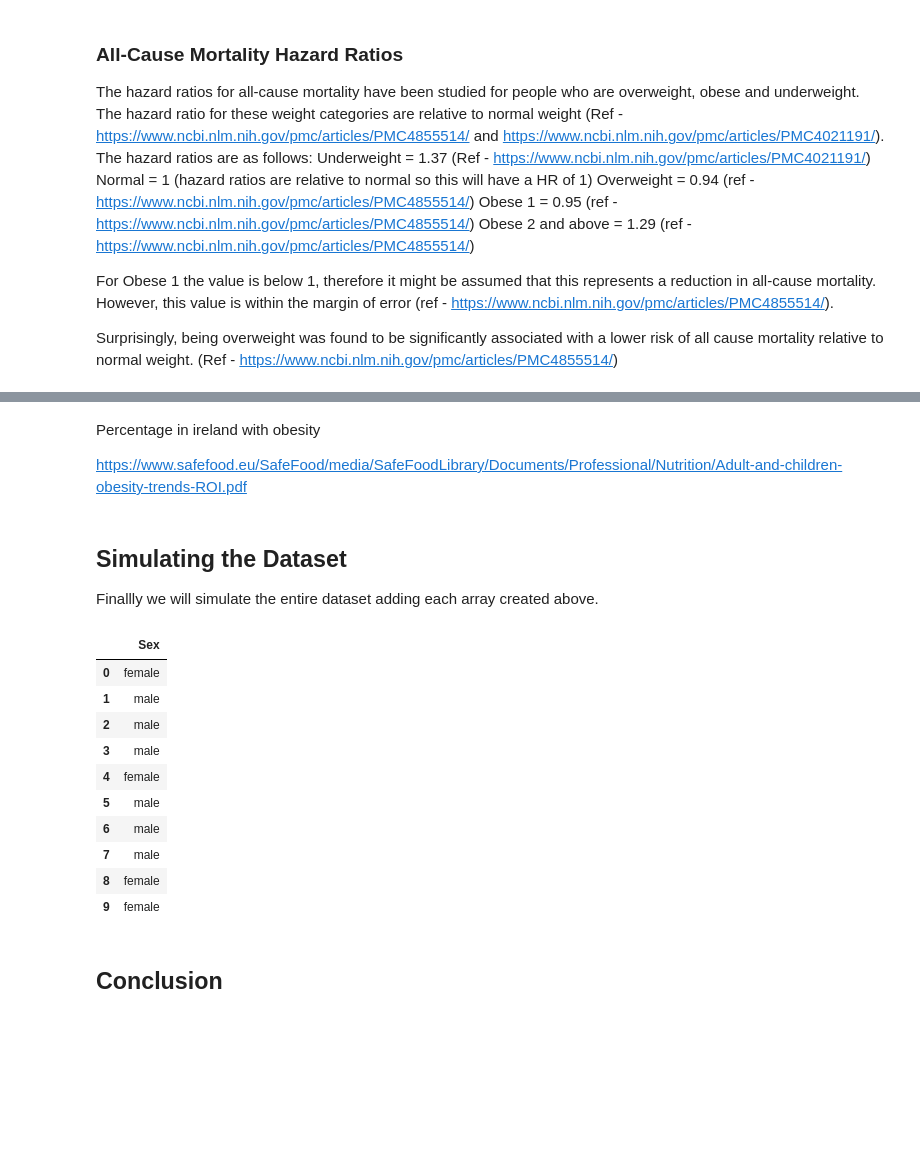
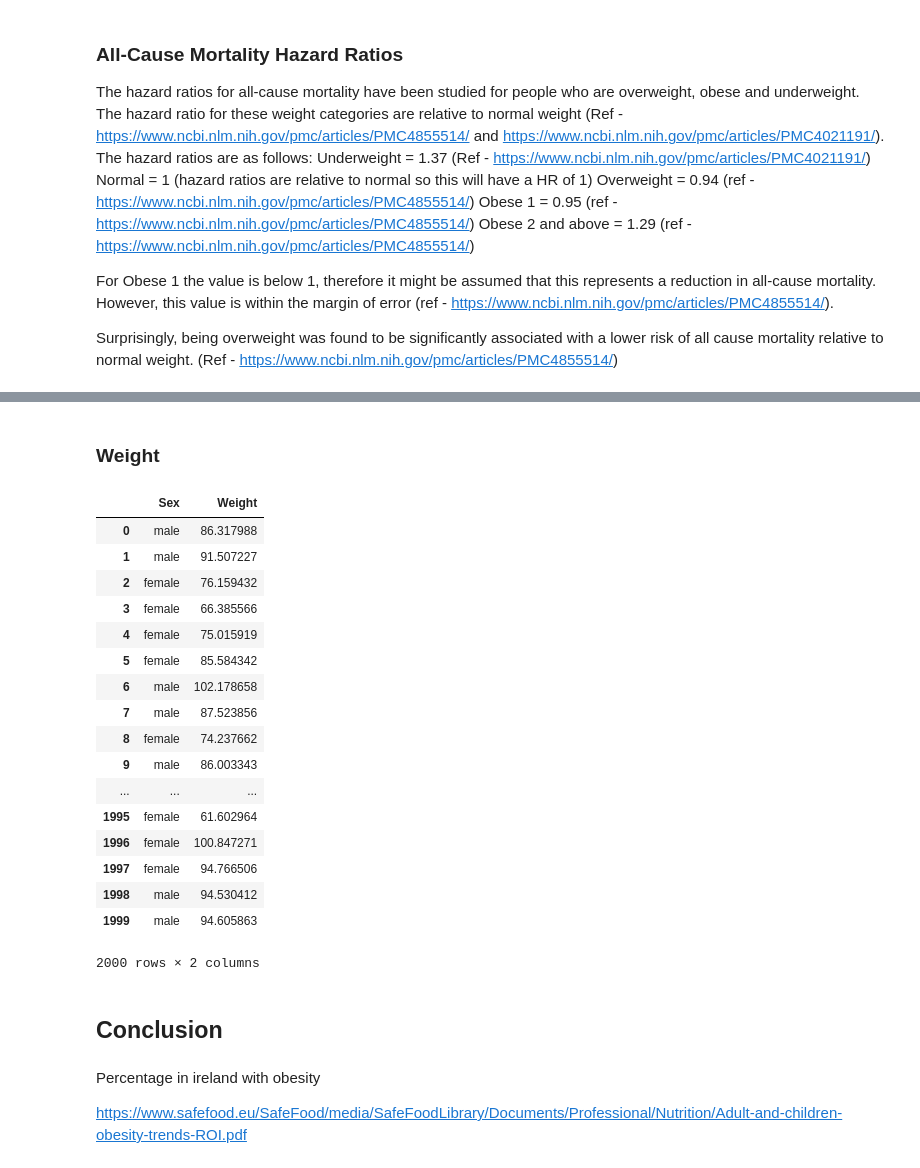
Before and after one commit to declanbarr/simulated-dataset, a Jupyter notebook: simulated-dataset.ipynb, the cells around one changed output, grey strips where cells are left out. Drawn from its saved outputs; the diff is of its cells as text; code cells hidden in the pictures; blank space fills up the shorter version.

```diff
--- a/simulated-dataset.ipynb
+++ b/simulated-dataset.ipynb
@@ -385,28 +404,51 @@ HRArray
+# %% [markdown]
+### Weight
+# %%
+# Adapted from https://stackoverflow.com/questions/46113078/pandas-add-value-at-specific-iloc-into-new-dataframe-column
+# and https://stackoverflow.com/questions/46113078/pandas-add-value-at-specific-iloc-into-new-dataframe-column
+
+# Creating a male subset
+maledf = simdf.loc[simdf['Sex'] == 'male']
+
+# Creating a female subset
+femaledf = simdf.loc[simdf['Sex'] == 'female']
+
+# Creating an index from the male subset
+maleRowIndex = maledf.index
+
+# Creating an index from the female subset
+femaleRowIndex = femaledf.index
+
+
+# Adding male wieghts to male rows
+simdf['Weight'].loc[simdf['Sex'] == 'male'] = pd.Series(maleWeightSkewedDist, index=maleRowIndex)
+
+# Adding female wieghts to male rows
+simdf['Weight'].loc[simdf['Sex'] == 'female'] = pd.Series(femaleWeightSkewedDist, index=femaleRowIndex)
+
+simdf
+# %% [output]
+|  | Sex | Weight |
+| 0 | male | 86.317988 |
+| 1 | male | 91.507227 |
+| 2 | female | 76.159432 |
+| 3 | female | 66.385566 |
+| 4 | female | 75.015919 |
+| 5 | female | 85.584342 |
+| 6 | male | 102.178658 |
+| 7 | male | 87.523856 |
+| 8 | female | 74.237662 |
+| 9 | male | 86.003343 |
+| ... | ... | ... |
+| 1995 | female | 61.602964 |
+| 1996 | female | 100.847271 |
+| 1997 | female | 94.766506 |
+| 1998 | male | 94.530412 |
+| 1999 | male | 94.605863 |
+2000 rows × 2 columns
+# %% [markdown]
+## Conclusion
 # %% [markdown]
 Percentage in ireland with obesity
 
 https://www.safefood.eu/SafeFood/media/SafeFoodLibrary/Documents/Professional/Nutrition/Adult-and-children-obesity-trends-ROI.pdf
-# %% [markdown]
-## Simulating the Dataset
-
-Finallly we will simulate the entire dataset adding each array created above.
-# %%
-# Creating the DataFrame and adding the Sex column with data from the sexArray
-
-simdf = pd.DataFrame({"Sex": sexArray})
-
-simdf.head(10)
-# %% [output]
-|  | Sex |
-| 0 | female |
-| 1 | male |
-| 2 | male |
-| 3 | male |
-| 4 | female |
-| 5 | male |
-| 6 | male |
-| 7 | male |
-| 8 | female |
-| 9 | female |
-# %% [markdown]
-## Conclusion
```
Also changed, not shown: parts of 12 cells of this notebook.
